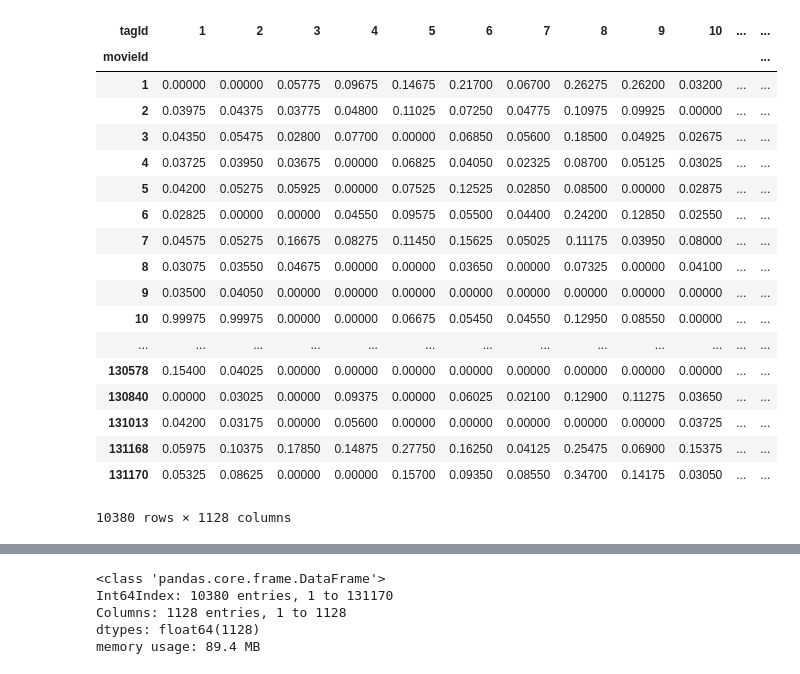
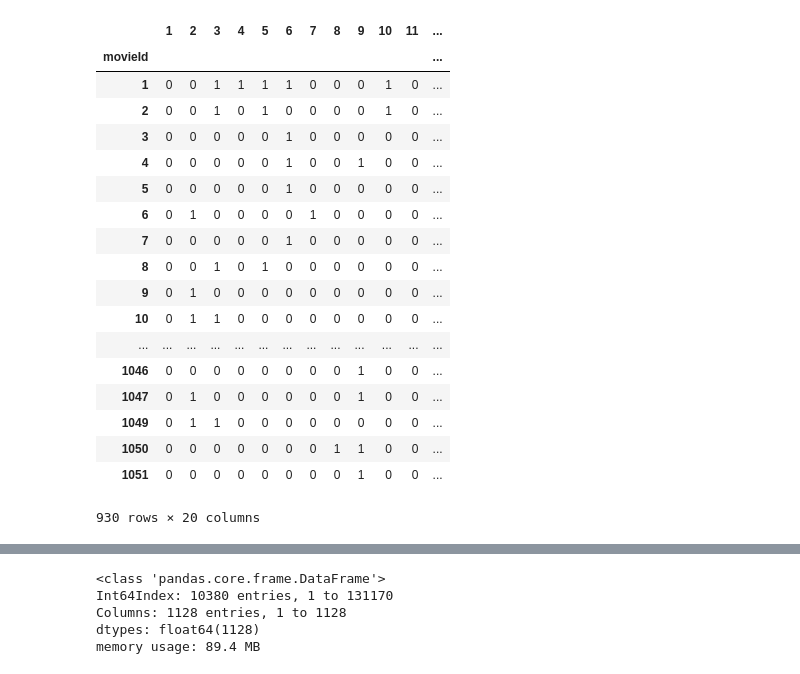
Before and after one commit to aniruddhakal/Recommending-Diverse-And-Serendipitous-Movies-using-Tag-Genome, a Jupyter notebook: ipython_notebooks/DataExploration/Predict_Ratings/View_dataframes.ipynb, the cells around one changed output, grey strips where cells are left out. Cells and saved outputs as stored; diff of their text form; code cells hidden in the pictures.

Commit message:
updated genre term vec aggregation

```diff
--- a/ipython_notebooks/DataExploration/Predict_Ratings/View_dataframes.ipynb
+++ b/ipython_notebooks/DataExploration/Predict_Ratings/View_dataframes.ipynb
@@ -1,38 +1,38 @@
 # %%
 import numpy as np
 import pandas as pd
 import matplotlib.pyplot as plt
 
 data_base_dir = '../../../../datasets/Movielens/'
-data_dir2 = data_base_dir + 'serendipity-sac2018/'
-data_dir = data_base_dir + 'ml-20m/'
-output_dir = data_dir + 'output2/'
+data_dir = data_base_dir + 'serendipity-sac2018/'
+data_dir2 = data_base_dir + 'ml-20m/'
+output_dir = data_dir + 'output3/'
 
 # t1 = 'movies_lemmatized_threshold_0.7_float_movie_genomes_bz2'
-t1 = 'threshold_0.25_float_movie_genomes_bz2'
+# t1 = 'threshold_0.25_float_movie_genomes_bz2'
 # t1 = 'threshold_0.25_user_full_genome_terms_df_gzip'
 # t1 = 'movie_genre_binary_term_vector_df_bz2'
-# t1 = 'movies_lemmatized_genome_vector_df_bz2'
+t1 = 'movie_genre_binary_term_vector_df_bz2'
 target_file = output_dir + t1
 target_df = pd.read_pickle(target_file, compression='bz2')
 target_df
 # %% [output]
-| tagId | 1 | 2 | 3 | 4 | 5 | 6 | 7 | 8 | 9 | 10 | ... | ... |
+|  | 1 | 2 | 3 | 4 | 5 | 6 | 7 | 8 | 9 | 10 | 11 | ... |
 | movieId |  |  |  |  |  |  |  |  |  |  |  | ... |
-| 1 | 0.00000 | 0.00000 | 0.05775 | 0.09675 | 0.14675 | 0.21700 | 0.06700 | 0.26275 | 0.26200 | 0.03200 | ... | ... |
-| 2 | 0.03975 | 0.04375 | 0.03775 | 0.04800 | 0.11025 | 0.07250 | 0.04775 | 0.10975 | 0.09925 | 0.00000 | ... | ... |
-| 3 | 0.04350 | 0.05475 | 0.02800 | 0.07700 | 0.00000 | 0.06850 | 0.05600 | 0.18500 | 0.04925 | 0.02675 | ... | ... |
-| 4 | 0.03725 | 0.03950 | 0.03675 | 0.00000 | 0.06825 | 0.04050 | 0.02325 | 0.08700 | 0.05125 | 0.03025 | ... | ... |
-| 5 | 0.04200 | 0.05275 | 0.05925 | 0.00000 | 0.07525 | 0.12525 | 0.02850 | 0.08500 | 0.00000 | 0.02875 | ... | ... |
-| 6 | 0.02825 | 0.00000 | 0.00000 | 0.04550 | 0.09575 | 0.05500 | 0.04400 | 0.24200 | 0.12850 | 0.02550 | ... | ... |
-| 7 | 0.04575 | 0.05275 | 0.16675 | 0.08275 | 0.11450 | 0.15625 | 0.05025 | 0.11175 | 0.03950 | 0.08000 | ... | ... |
-| 8 | 0.03075 | 0.03550 | 0.04675 | 0.00000 | 0.00000 | 0.03650 | 0.00000 | 0.07325 | 0.00000 | 0.04100 | ... | ... |
-| 9 | 0.03500 | 0.04050 | 0.00000 | 0.00000 | 0.00000 | 0.00000 | 0.00000 | 0.00000 | 0.00000 | 0.00000 | ... | ... |
-| 10 | 0.99975 | 0.99975 | 0.00000 | 0.00000 | 0.06675 | 0.05450 | 0.04550 | 0.12950 | 0.08550 | 0.00000 | ... | ... |
+| 1 | 0 | 0 | 1 | 1 | 1 | 1 | 0 | 0 | 0 | 1 | 0 | ... |
+| 2 | 0 | 0 | 1 | 0 | 1 | 0 | 0 | 0 | 0 | 1 | 0 | ... |
+| 3 | 0 | 0 | 0 | 0 | 0 | 1 | 0 | 0 | 0 | 0 | 0 | ... |
+| 4 | 0 | 0 | 0 | 0 | 0 | 1 | 0 | 0 | 1 | 0 | 0 | ... |
+| 5 | 0 | 0 | 0 | 0 | 0 | 1 | 0 | 0 | 0 | 0 | 0 | ... |
+| 6 | 0 | 1 | 0 | 0 | 0 | 0 | 1 | 0 | 0 | 0 | 0 | ... |
+| 7 | 0 | 0 | 0 | 0 | 0 | 1 | 0 | 0 | 0 | 0 | 0 | ... |
+| 8 | 0 | 0 | 1 | 0 | 1 | 0 | 0 | 0 | 0 | 0 | 0 | ... |
+| 9 | 0 | 1 | 0 | 0 | 0 | 0 | 0 | 0 | 0 | 0 | 0 | ... |
+| 10 | 0 | 1 | 1 | 0 | 0 | 0 | 0 | 0 | 0 | 0 | 0 | ... |
 | ... | ... | ... | ... | ... | ... | ... | ... | ... | ... | ... | ... | ... |
-| 130578 | 0.15400 | 0.04025 | 0.00000 | 0.00000 | 0.00000 | 0.00000 | 0.00000 | 0.00000 | 0.00000 | 0.00000 | ... | ... |
-| 130840 | 0.00000 | 0.03025 | 0.00000 | 0.09375 | 0.00000 | 0.06025 | 0.02100 | 0.12900 | 0.11275 | 0.03650 | ... | ... |
-| 131013 | 0.04200 | 0.03175 | 0.00000 | 0.05600 | 0.00000 | 0.00000 | 0.00000 | 0.00000 | 0.00000 | 0.03725 | ... | ... |
-| 131168 | 0.05975 | 0.10375 | 0.17850 | 0.14875 | 0.27750 | 0.16250 | 0.04125 | 0.25475 | 0.06900 | 0.15375 | ... | ... |
-| 131170 | 0.05325 | 0.08625 | 0.00000 | 0.00000 | 0.15700 | 0.09350 | 0.08550 | 0.34700 | 0.14175 | 0.03050 | ... | ... |
+| 1046 | 0 | 0 | 0 | 0 | 0 | 0 | 0 | 0 | 1 | 0 | 0 | ... |
+| 1047 | 0 | 1 | 0 | 0 | 0 | 0 | 0 | 0 | 1 | 0 | 0 | ... |
+| 1049 | 0 | 1 | 1 | 0 | 0 | 0 | 0 | 0 | 0 | 0 | 0 | ... |
+| 1050 | 0 | 0 | 0 | 0 | 0 | 0 | 0 | 1 | 1 | 0 | 0 | ... |
+| 1051 | 0 | 0 | 0 | 0 | 0 | 0 | 0 | 0 | 1 | 0 | 0 | ... |
-10380 rows × 1128 columns
+930 rows × 20 columns
```
Also changed, not shown: parts of 1 cell of this notebook, 2 other files.
